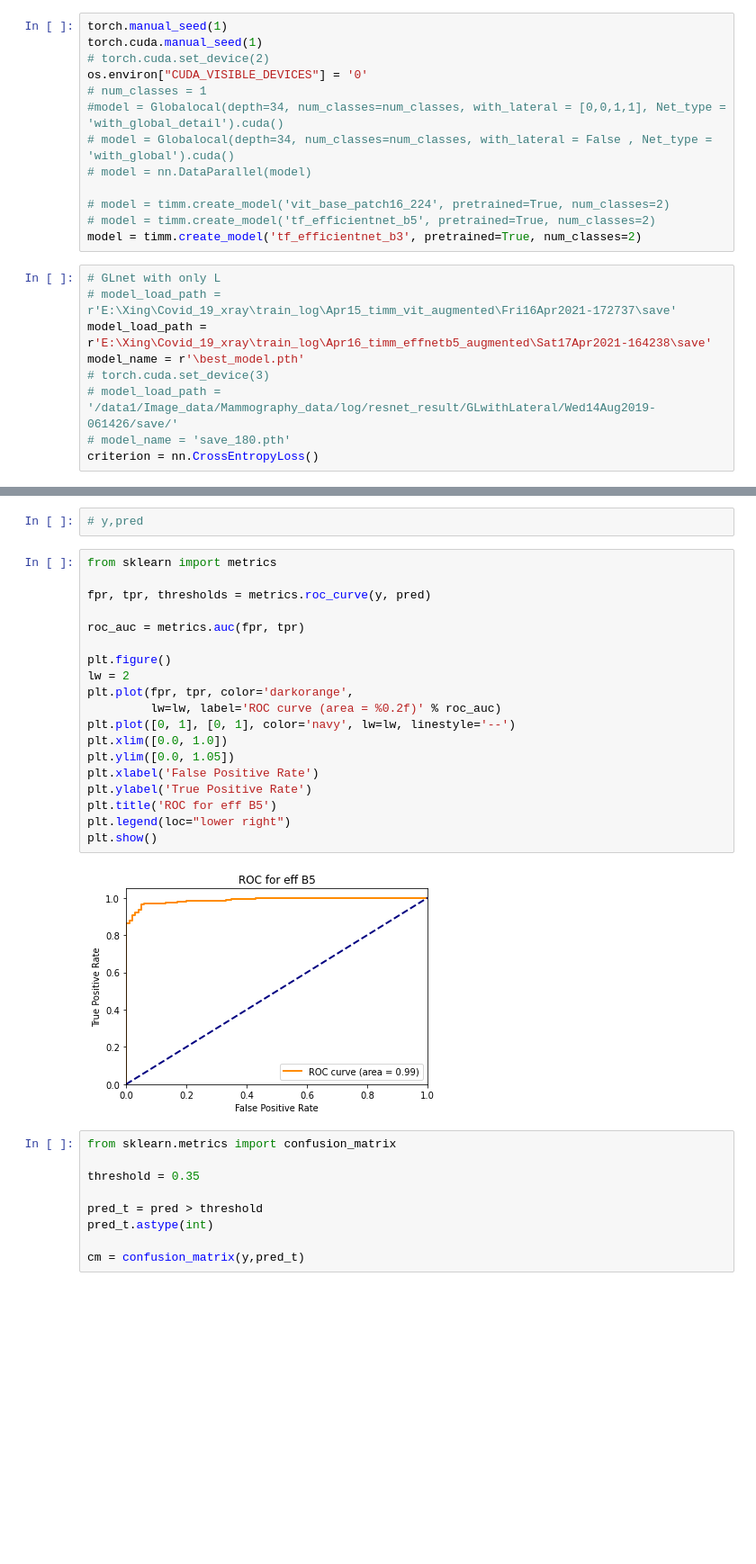
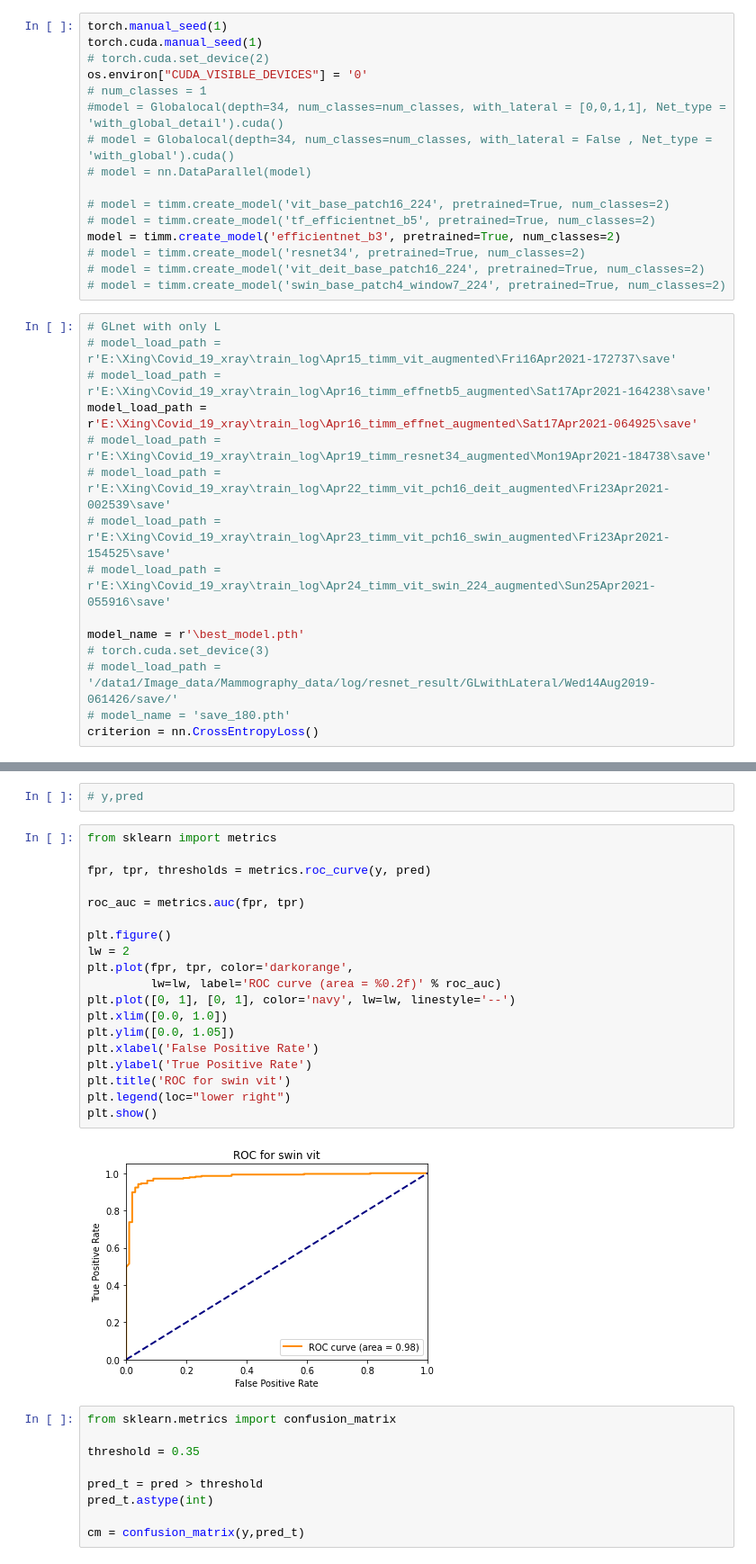
Before and after one commit to lyuxing/Covid19_xray, a Jupyter notebook: evaluation.ipynb, the cells around one changed output, grey strips where cells are left out. Shown at 90% size. Cells and saved outputs as stored; diff of their text form; blank space fills up the shorter version.

```diff
--- a/evaluation.ipynb
+++ b/evaluation.ipynb
@@ -50,11 +50,20 @@ os.environ["CUDA_VISIBLE_DEVICES"] = '0'
 
 # model = timm.create_model('vit_base_patch16_224', pretrained=True, num_classes=2)
 # model = timm.create_model('tf_efficientnet_b5', pretrained=True, num_classes=2)
-model = timm.create_model('tf_efficientnet_b3', pretrained=True, num_classes=2)
+model = timm.create_model('efficientnet_b3', pretrained=True, num_classes=2)
+# model = timm.create_model('resnet34', pretrained=True, num_classes=2)
+# model = timm.create_model('vit_deit_base_patch16_224', pretrained=True, num_classes=2)
+# model = timm.create_model('swin_base_patch4_window7_224', pretrained=True, num_classes=2)
 # %%
 # GLnet with only L
 # model_load_path = r'E:\Xing\Covid_19_xray\train_log\Apr15_timm_vit_augmented\Fri16Apr2021-172737\save'
-model_load_path = r'E:\Xing\Covid_19_xray\train_log\Apr16_timm_effnetb5_augmented\Sat17Apr2021-164238\save'
+# model_load_path = r'E:\Xing\Covid_19_xray\train_log\Apr16_timm_effnetb5_augmented\Sat17Apr2021-164238\save'
+model_load_path = r'E:\Xing\Covid_19_xray\train_log\Apr16_timm_effnet_augmented\Sat17Apr2021-064925\save'
+# model_load_path = r'E:\Xing\Covid_19_xray\train_log\Apr19_timm_resnet34_augmented\Mon19Apr2021-184738\save'
+# model_load_path = r'E:\Xing\Covid_19_xray\train_log\Apr22_timm_vit_pch16_deit_augmented\Fri23Apr2021-002539\save'
+# model_load_path = r'E:\Xing\Covid_19_xray\train_log\Apr23_timm_vit_pch16_swin_augmented\Fri23Apr2021-154525\save'
+# model_load_path = r'E:\Xing\Covid_19_xray\train_log\Apr24_timm_vit_swin_224_augmented\Sun25Apr2021-055916\save'
+
 model_name = r'\best_model.pth'
 # torch.cuda.set_device(3)
 # model_load_path = '/data1/Image_data/Mammography_data/log/resnet_result/GLwithLateral/Wed14Aug2019-061426/save/'
@@ -168,24 +157,24 @@ y.shape
 # %%
 from sklearn import metrics
 
 fpr, tpr, thresholds = metrics.roc_curve(y, pred)
 
 roc_auc = metrics.auc(fpr, tpr)
 
 plt.figure()
 lw = 2
 plt.plot(fpr, tpr, color='darkorange',
          lw=lw, label='ROC curve (area = %0.2f)' % roc_auc)
 plt.plot([0, 1], [0, 1], color='navy', lw=lw, linestyle='--')
 plt.xlim([0.0, 1.0])
 plt.ylim([0.0, 1.05])
 plt.xlabel('False Positive Rate')
 plt.ylabel('True Positive Rate')
-plt.title('ROC for eff B5')
+plt.title('ROC for swin vit')
 plt.legend(loc="lower right")
 plt.show()
 # %% [output]
-[figure, old version]
+[figure, new version]
 # %%
 from sklearn.metrics import confusion_matrix
 
```
Also changed, not shown: parts of 7 cells of this notebook, 12 other files.
